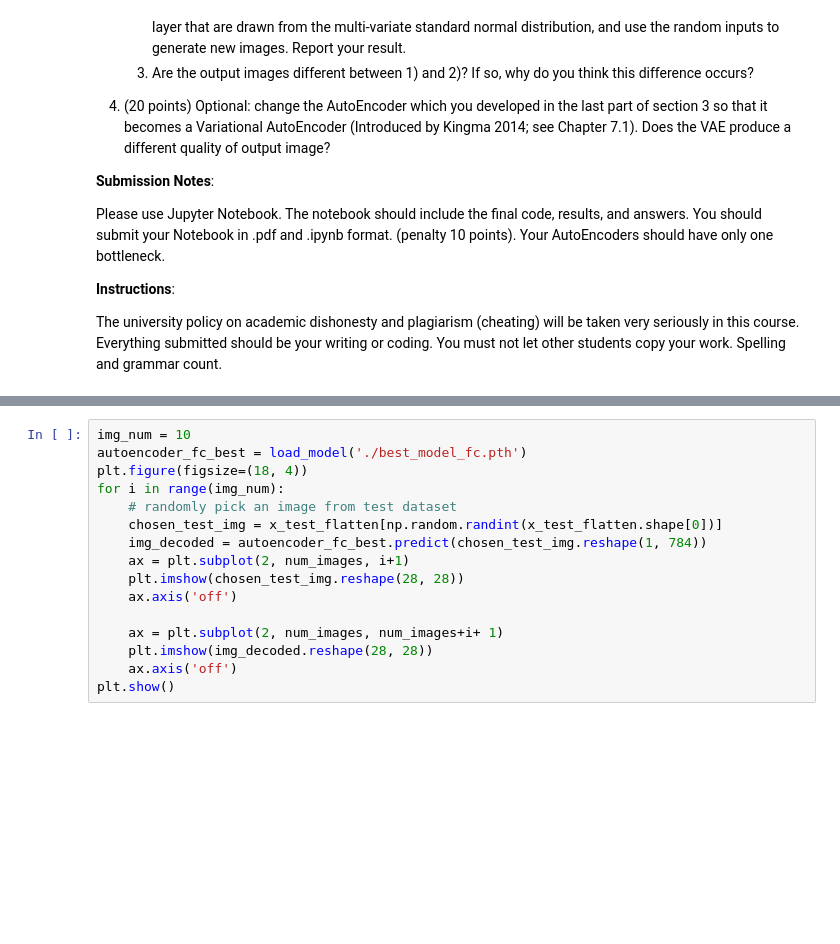
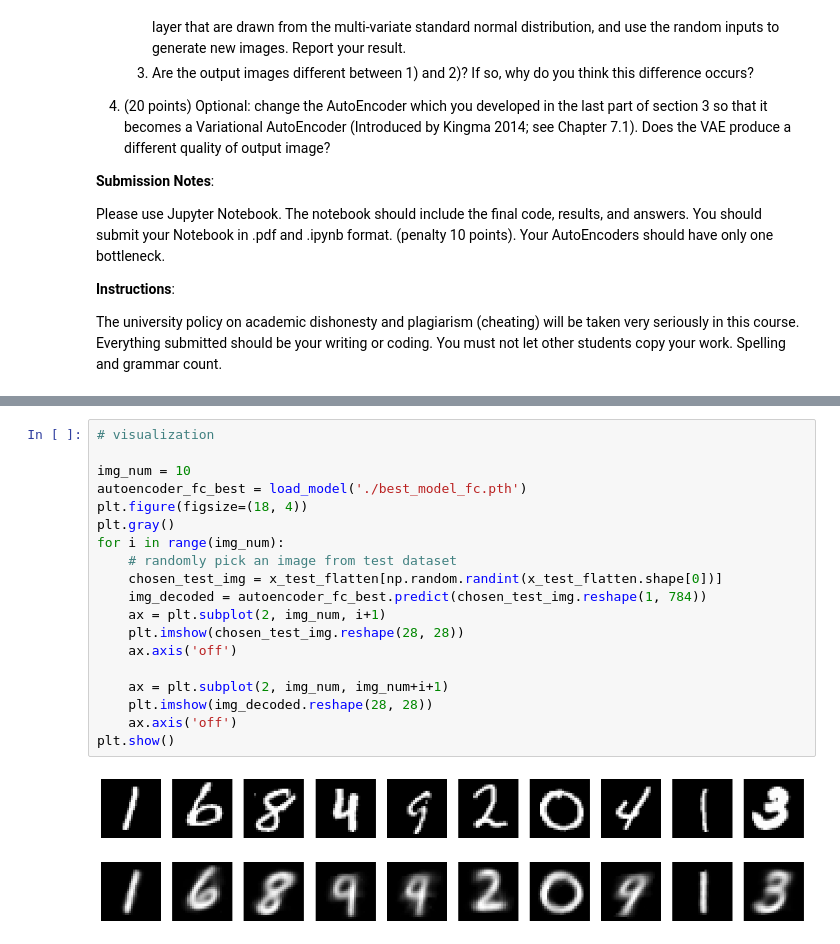
Before and after one commit to hsywhu/Variational-AutoEncoder, a Jupyter notebook: Assignment Four.ipynb, the cells around one changed output, grey strips where cells are left out. Cells and saved outputs as stored; diff of their text form; blank space fills up the shorter version.

```diff
--- a/Assignment Four.ipynb
+++ b/Assignment Four.ipynb
@@ -127,16 +128,21 @@ Epoch 50/50
 # %%
+# visualization
+
 img_num = 10
 autoencoder_fc_best = load_model('./best_model_fc.pth')
 plt.figure(figsize=(18, 4))
+plt.gray()
 for i in range(img_num):
     # randomly pick an image from test dataset
     chosen_test_img = x_test_flatten[np.random.randint(x_test_flatten.shape[0])]
     img_decoded = autoencoder_fc_best.predict(chosen_test_img.reshape(1, 784))
-    ax = plt.subplot(2, num_images, i+1)
+    ax = plt.subplot(2, img_num, i+1)
     plt.imshow(chosen_test_img.reshape(28, 28))
     ax.axis('off')
 
-    ax = plt.subplot(2, num_images, num_images+i+ 1)
+    ax = plt.subplot(2, img_num, img_num+i+1)
     plt.imshow(img_decoded.reshape(28, 28))
     ax.axis('off')
 plt.show()
+# %% [output]
+[figure, added]
```
Also changed, not shown: parts of 19 cells of this notebook, 2 other files.
